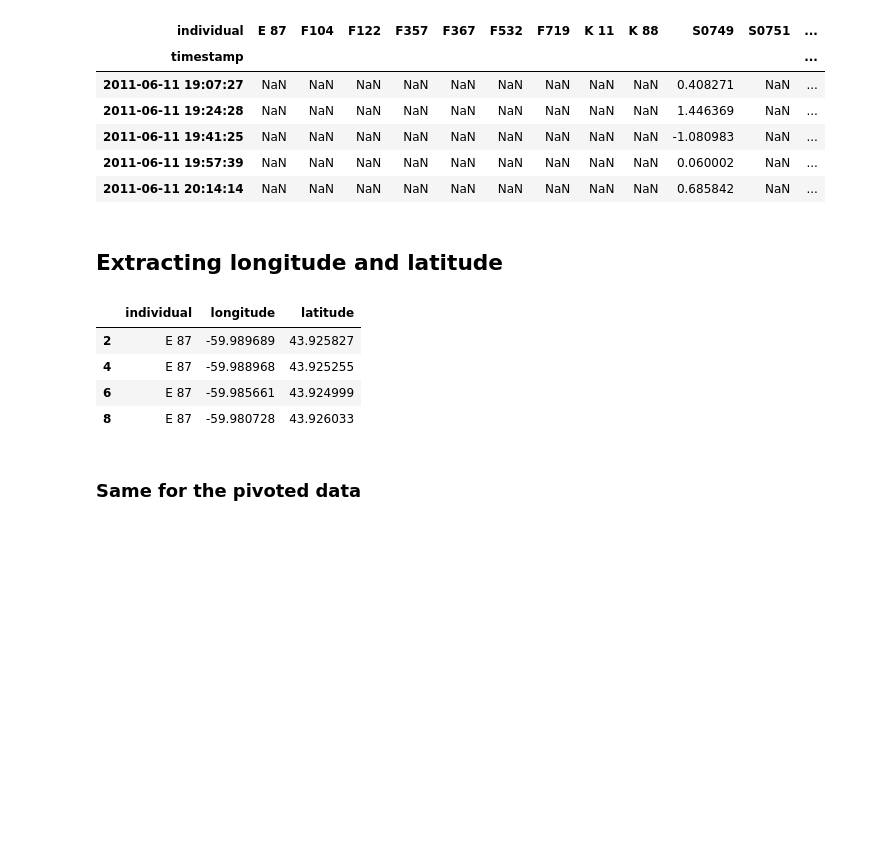
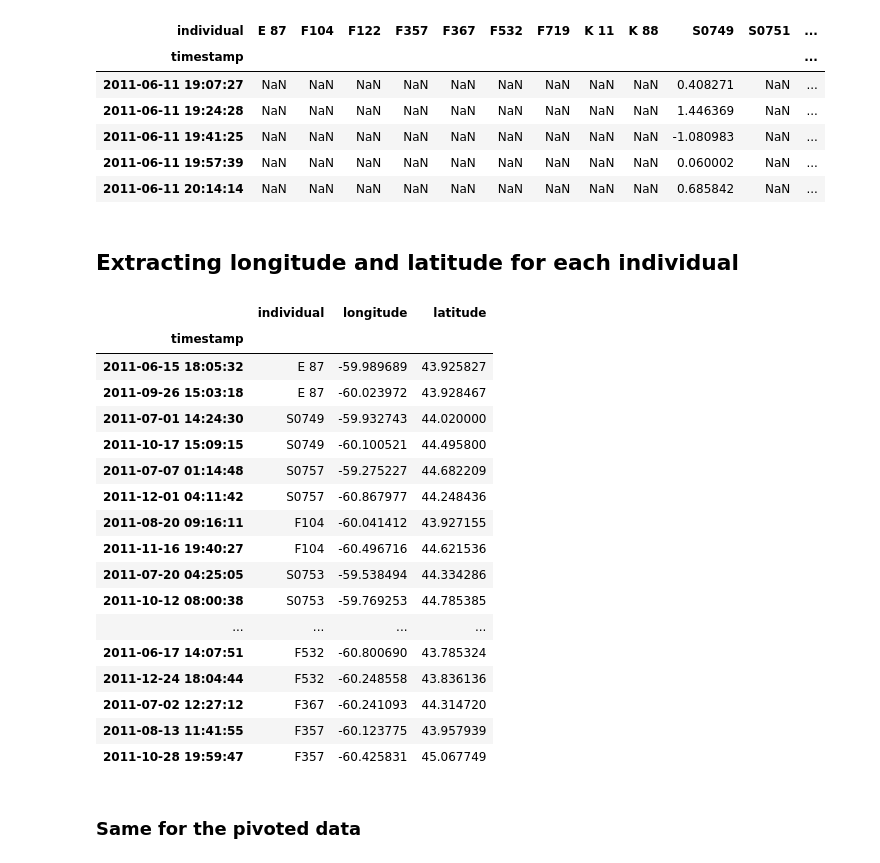
Before and after one commit to nealmcb/Final_Tutorials, a Jupyter notebook: Python_DataAnalysis/pandas.ipynb, the cells around one changed output. Cells and saved outputs as stored; diff of their text form; code cells hidden in the pictures; blank space fills up the shorter version.

```diff
--- a/Python_DataAnalysis/pandas.ipynb
+++ b/Python_DataAnalysis/pandas.ipynb
@@ -94,7 +94,8 @@ NumPy datetime64 dtype
 # %%
 ?pd.read_csv
 # %%
-df = pd.read_csv("Grey seals (Halichoerus grypus) at Sable Island (data from Baker et al. 2015).csv", parse_dates=[2])
+df = pd.read_csv("Grey seals (Halichoerus grypus) at Sable Island (data from Baker et al. 2015).csv",
+                 parse_dates=[2])
 df.head(3)
 # %% [output]
 |  | event-id | visible | timestamp | location-long | location-lat | manually-marked-outlier | sensor-type | ... |
@@ -279,16 +296,29 @@ sd['behavior'][:5]
 | 2011-06-11 19:57:39 | NaN | NaN | NaN | NaN | NaN | NaN | NaN | NaN | NaN | 0.060002 | NaN | ... |
 | 2011-06-11 20:14:14 | NaN | NaN | NaN | NaN | NaN | NaN | NaN | NaN | NaN | 0.685842 | NaN | ... |
 # %% [markdown]
-## Extracting longitude and latitude
+## Extracting longitude and latitude for each individual
 # %%
 longLat = sdf[['individual', 'longitude', 'latitude']]
-longLat[2:10:2]
+longLat[2::5000]
 # %% [output]
 |  | individual | longitude | latitude |
-| 2 | E 87 | -59.989689 | 43.925827 |
-| 4 | E 87 | -59.988968 | 43.925255 |
-| 6 | E 87 | -59.985661 | 43.924999 |
-| 8 | E 87 | -59.980728 | 43.926033 |
+| timestamp |  |  |  |
+| 2011-06-15 18:05:32 | E 87 | -59.989689 | 43.925827 |
+| 2011-09-26 15:03:18 | E 87 | -60.023972 | 43.928467 |
+| 2011-07-01 14:24:30 | S0749 | -59.932743 | 44.020000 |
+| 2011-10-17 15:09:15 | S0749 | -60.100521 | 44.495800 |
+| 2011-07-07 01:14:48 | S0757 | -59.275227 | 44.682209 |
+| 2011-12-01 04:11:42 | S0757 | -60.867977 | 44.248436 |
+| 2011-08-20 09:16:11 | F104 | -60.041412 | 43.927155 |
+| 2011-11-16 19:40:27 | F104 | -60.496716 | 44.621536 |
+| 2011-07-20 04:25:05 | S0753 | -59.538494 | 44.334286 |
+| 2011-10-12 08:00:38 | S0753 | -59.769253 | 44.785385 |
+| ... | ... | ... | ... |
+| 2011-06-17 14:07:51 | F532 | -60.800690 | 43.785324 |
+| 2011-12-24 18:04:44 | F532 | -60.248558 | 43.836136 |
+| 2011-07-02 12:27:12 | F367 | -60.241093 | 44.314720 |
+| 2011-08-13 11:41:55 | F357 | -60.123775 | 43.957939 |
+| 2011-10-28 19:59:47 | F357 | -60.425831 | 45.067749 |
 # %% [markdown]
 ### Same for the pivoted data
 # %%
```
Also changed, not shown: parts of 16 cells of this notebook, 1 other file.
